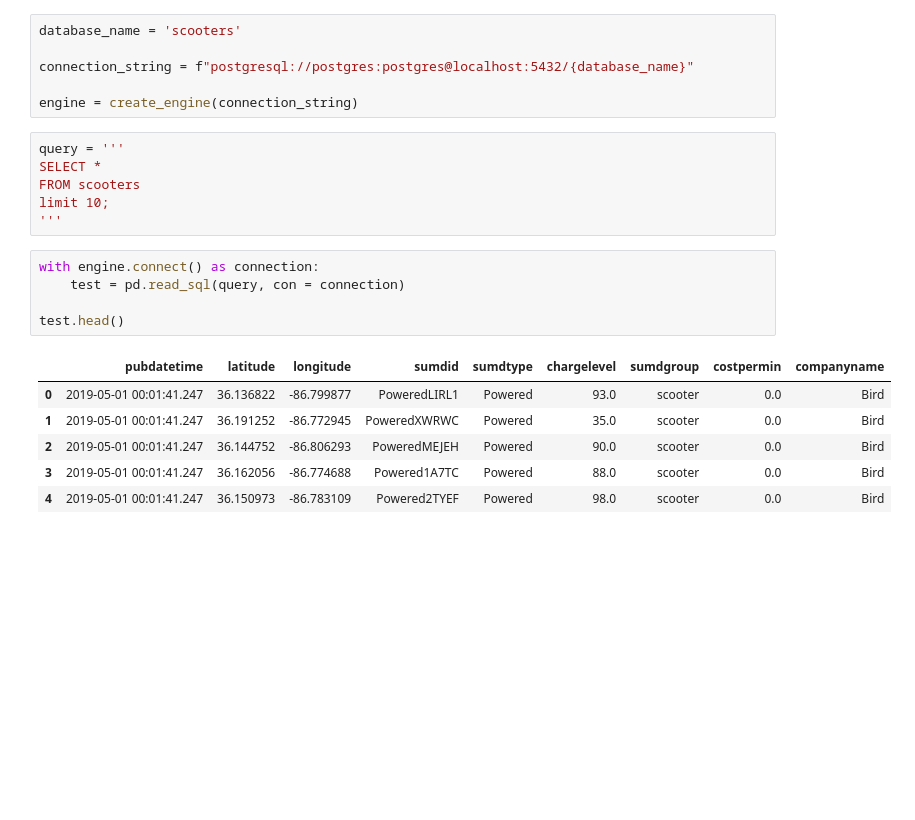
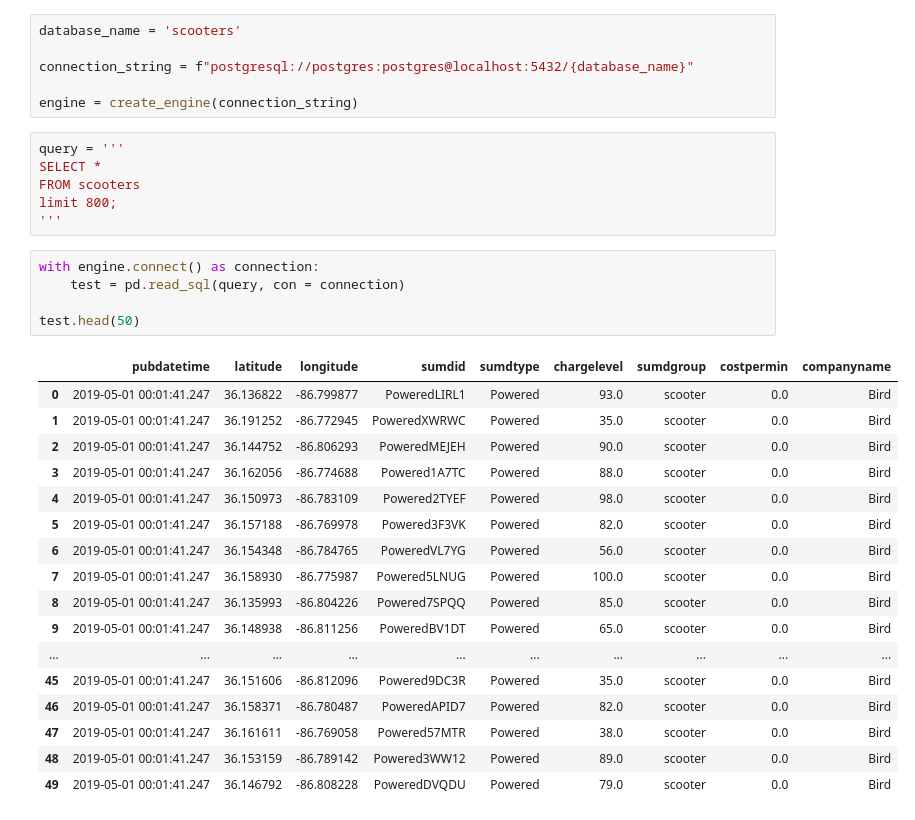
Before and after one commit to NSS-Data-Analytics-Cohort-10/scooters-group-6, a Jupyter notebook: notebook/scooters.ipynb, the cells around one changed output. Saved outputs shown, nothing was run; the diff lists cells and outputs as text; blank space fills up the shorter version.

```diff
--- a/notebook/scooters.ipynb
+++ b/notebook/scooters.ipynb
@@ -14,17 +14,28 @@ engine = create_engine(connection_string)
 query = '''
 SELECT *
 FROM scooters
-limit 10;
+limit 800;
 '''
 # %%
 with engine.connect() as connection:
     test = pd.read_sql(query, con = connection)
 
-test.head()
+test.head(50)
 # %% [output]
 |  | pubdatetime | latitude | longitude | sumdid | sumdtype | chargelevel | sumdgroup | costpermin | companyname |
 | 0 | 2019-05-01 00:01:41.247 | 36.136822 | -86.799877 | PoweredLIRL1 | Powered | 93.0 | scooter | 0.0 | Bird |
 | 1 | 2019-05-01 00:01:41.247 | 36.191252 | -86.772945 | PoweredXWRWC | Powered | 35.0 | scooter | 0.0 | Bird |
 | 2 | 2019-05-01 00:01:41.247 | 36.144752 | -86.806293 | PoweredMEJEH | Powered | 90.0 | scooter | 0.0 | Bird |
 | 3 | 2019-05-01 00:01:41.247 | 36.162056 | -86.774688 | Powered1A7TC | Powered | 88.0 | scooter | 0.0 | Bird |
 | 4 | 2019-05-01 00:01:41.247 | 36.150973 | -86.783109 | Powered2TYEF | Powered | 98.0 | scooter | 0.0 | Bird |
+| 5 | 2019-05-01 00:01:41.247 | 36.157188 | -86.769978 | Powered3F3VK | Powered | 82.0 | scooter | 0.0 | Bird |
+| 6 | 2019-05-01 00:01:41.247 | 36.154348 | -86.784765 | PoweredVL7YG | Powered | 56.0 | scooter | 0.0 | Bird |
+| 7 | 2019-05-01 00:01:41.247 | 36.158930 | -86.775987 | Powered5LNUG | Powered | 100.0 | scooter | 0.0 | Bird |
+| 8 | 2019-05-01 00:01:41.247 | 36.135993 | -86.804226 | Powered7SPQQ | Powered | 85.0 | scooter | 0.0 | Bird |
+| 9 | 2019-05-01 00:01:41.247 | 36.148938 | -86.811256 | PoweredBV1DT | Powered | 65.0 | scooter | 0.0 | Bird |
+| ... | ... | ... | ... | ... | ... | ... | ... | ... | ... |
+| 45 | 2019-05-01 00:01:41.247 | 36.151606 | -86.812096 | Powered9DC3R | Powered | 35.0 | scooter | 0.0 | Bird |
+| 46 | 2019-05-01 00:01:41.247 | 36.158371 | -86.780487 | PoweredAPID7 | Powered | 82.0 | scooter | 0.0 | Bird |
+| 47 | 2019-05-01 00:01:41.247 | 36.161611 | -86.769058 | Powered57MTR | Powered | 38.0 | scooter | 0.0 | Bird |
+| 48 | 2019-05-01 00:01:41.247 | 36.153159 | -86.789142 | Powered3WW12 | Powered | 89.0 | scooter | 0.0 | Bird |
+| 49 | 2019-05-01 00:01:41.247 | 36.146792 | -86.808228 | PoweredDVQDU | Powered | 79.0 | scooter | 0.0 | Bird |
```
Also changed, not shown: parts of 13 cells of this notebook, 1 other file.
